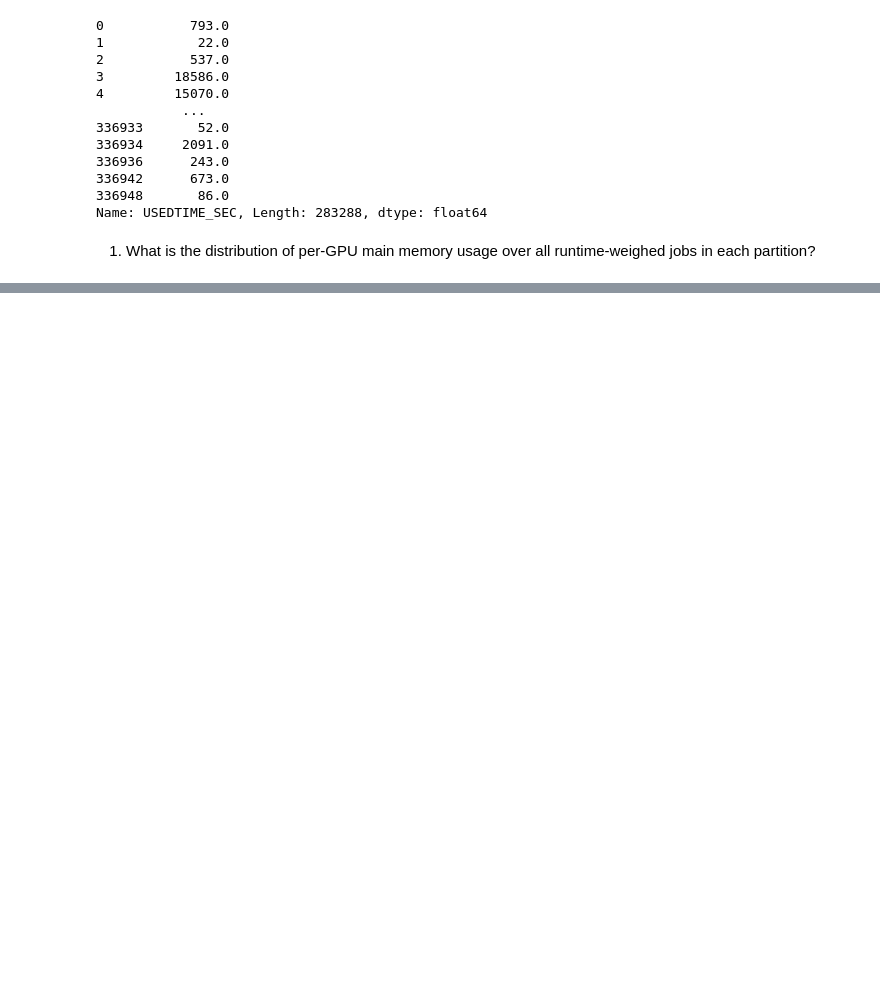
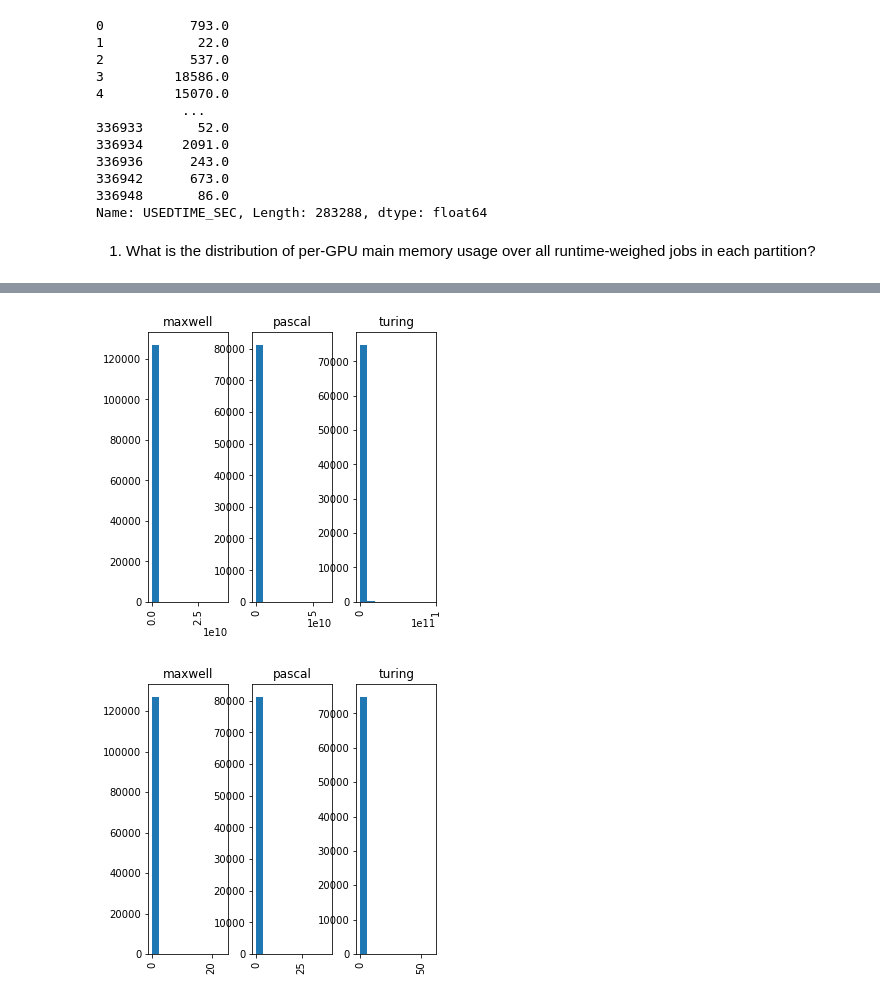
Before and after one commit to essetetsahai/accre_project-jolly_ranchers, a Jupyter notebook: notebook/accre_et.ipynb, the cells around one changed output, grey strips where cells are left out. Saved outputs shown, nothing was run; the diff lists cells and outputs as text; code cells hidden in the pictures; blank space fills up the shorter version.

```diff
--- a/notebook/accre_et.ipynb
+++ b/notebook/accre_et.ipynb
@@ -318 +359,12 @@ Name: RT_USEDMEM, dtype: float64
+# %%
+#histogram for runtime*usedmemory
+df_test.hist(by = 'PARTITION', column = 'RT_USEDMEM', layout=(1, 3), figsize= (5,5))
+plt.show()
+
+#histogram for runtime weighted memory
+df_test.hist(by = 'PARTITION', column = 'RT_WEIGHTED_MEM', layout=(1, 3), figsize= (5,5))
+plt.show()
+# %% [output]
+[figure, added]
+[figure, added]
 # %%
```
Also changed, not shown: parts of 18 cells of this notebook.
